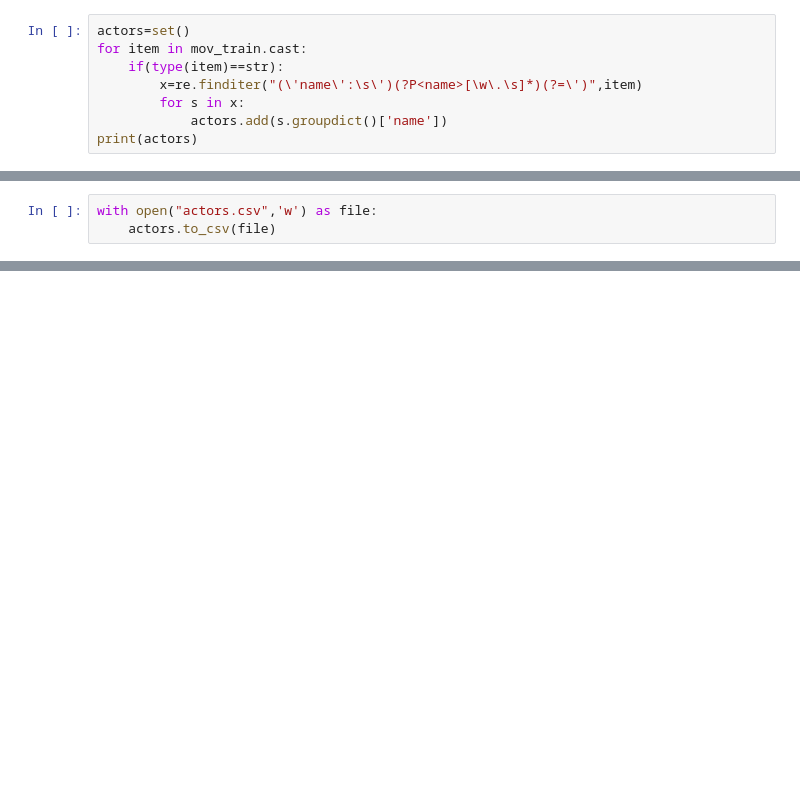
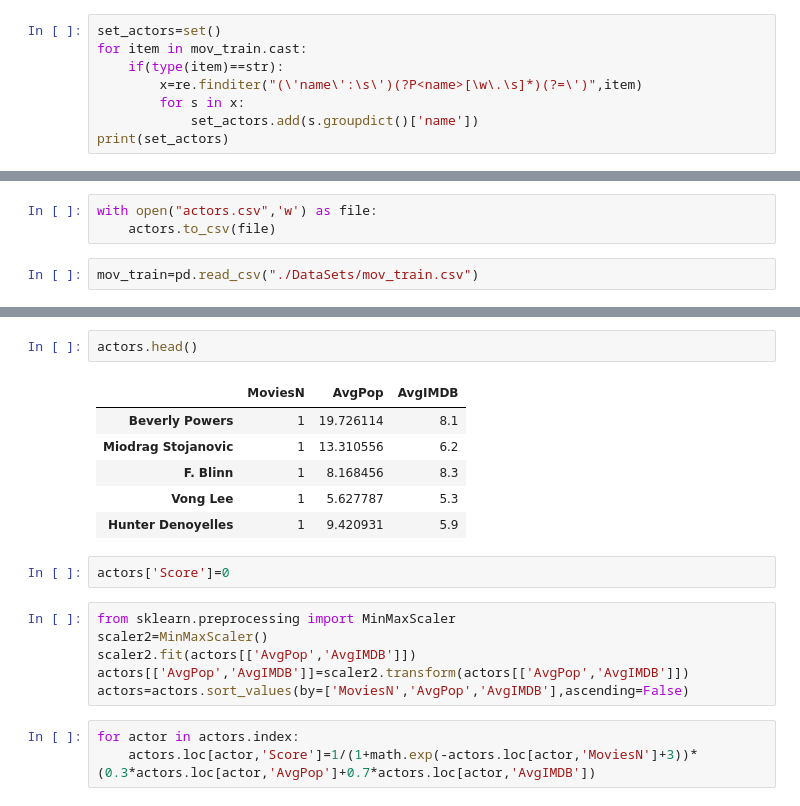
Before and after one commit to breebhu/ErdosProject, a Jupyter notebook: DataCollection.ipynb, the cells around one changed output, grey strips where cells are left out. Saved outputs shown, nothing was run; the diff lists cells and outputs as text; blank space fills up the shorter version.

```diff
--- a/DataCollection.ipynb
+++ b/DataCollection.ipynb
@@ -156,11 +156,11 @@ sns.heatmap(mov_train[['budget','popularity','runtime','imdb_rating','revenue']]
 # %%
 mov_train.cast[5]
 # %%
-actors=set()
+set_actors=set()
 for item in mov_train.cast:
     if(type(item)==str):
         x=re.finditer("(\'name\':\s\')(?P<name>[\w\.\s]*)(?=\')",item)
         for s in x:
-            actors.add(s.groupdict()['name'])
-print(actors)
+            set_actors.add(s.groupdict()['name'])
+print(set_actors)
 # %% [output]
@@ -261,3 +263,5 @@ Name: Aamir Khan, dtype: float64
 # %%
 with open("actors.csv",'w') as file:
     actors.to_csv(file)
+# %%
+mov_train=pd.read_csv("./DataSets/mov_train.csv")
@@ -263,0 +287,20 @@ with open("actors.csv",'w') as file:
+# %%
+actors.head()
+# %% [output]
+|  | MoviesN | AvgPop | AvgIMDB |
+| Beverly Powers | 1 | 19.726114 | 8.1 |
+| Miodrag Stojanovic | 1 | 13.310556 | 6.2 |
+| F. Blinn | 1 | 8.168456 | 8.3 |
+| Vong Lee | 1 | 5.627787 | 5.3 |
+| Hunter Denoyelles | 1 | 9.420931 | 5.9 |
+# %%
+actors['Score']=0
+# %%
+from sklearn.preprocessing import MinMaxScaler
+scaler2=MinMaxScaler()
+scaler2.fit(actors[['AvgPop','AvgIMDB']])
+actors[['AvgPop','AvgIMDB']]=scaler2.transform(actors[['AvgPop','AvgIMDB']])
+actors=actors.sort_values(by=['MoviesN','AvgPop','AvgIMDB'],ascending=False)
+# %%
+for actor in actors.index:
+    actors.loc[actor,'Score']=1/(1+math.exp(-actors.loc[actor,'MoviesN']+3))*(0.3*actors.loc[actor,'AvgPop']+0.7*actors.loc[actor,'AvgIMDB'])
```
Also changed, not shown: parts of 7 cells of this notebook, 3 other files.
